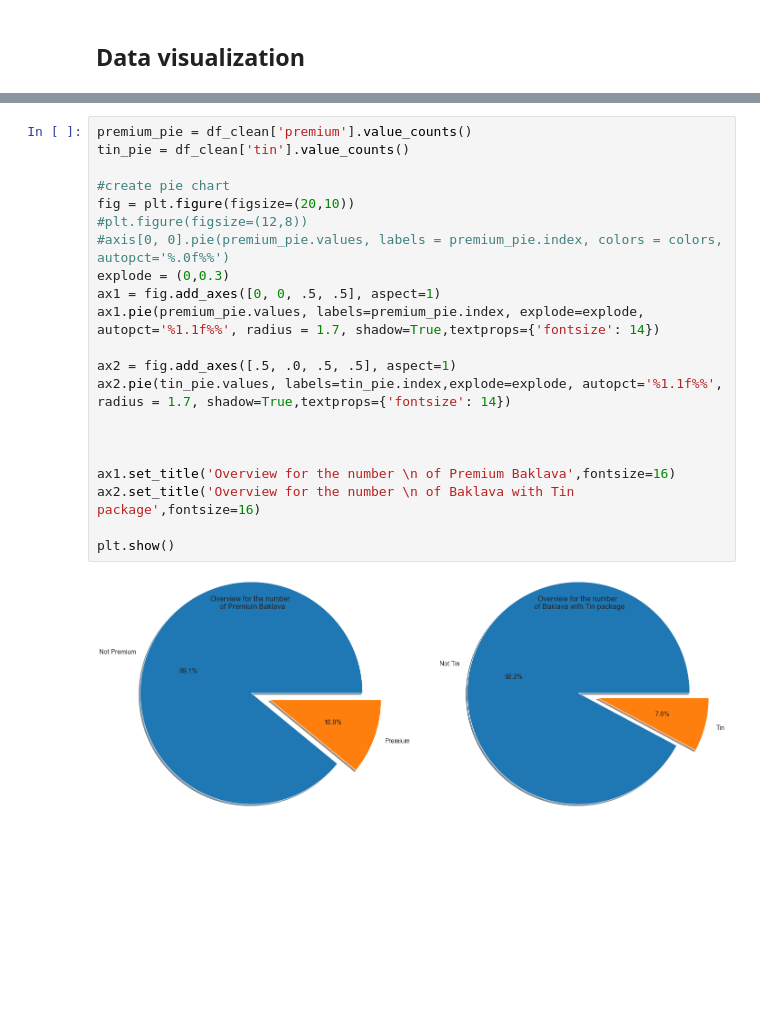
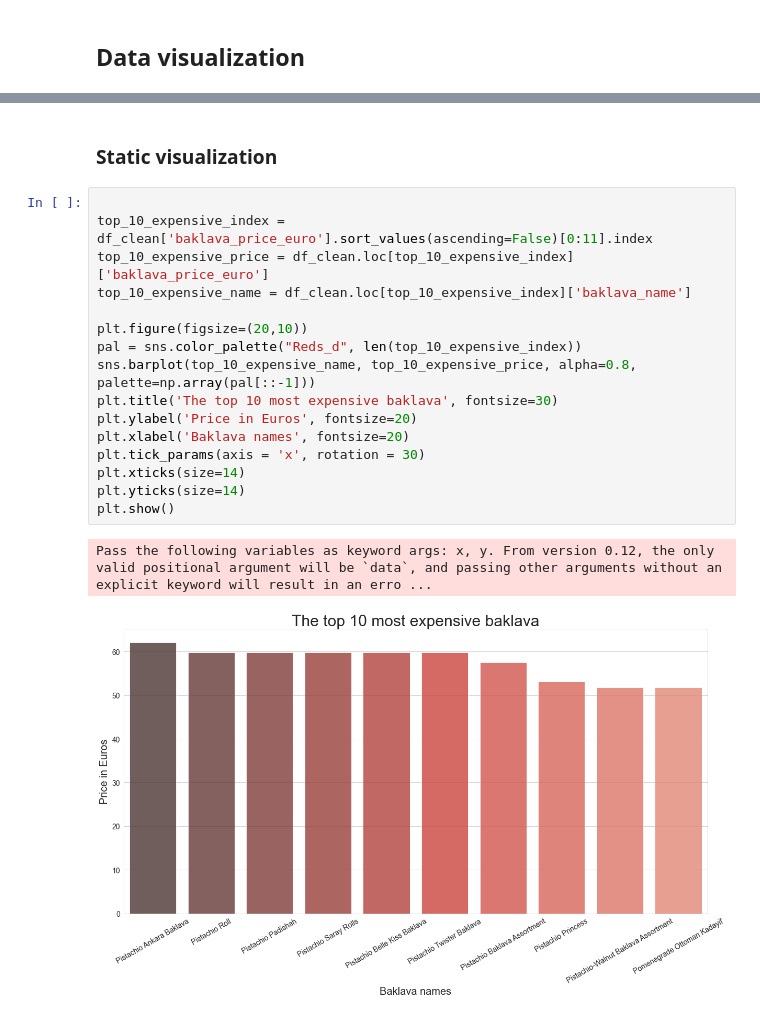
Before and after one commit to Oguzhanrose/webscrapingproject, a Jupyter notebook: data_wrangling.ipynb, the cells around one changed output, grey strips where cells are left out. Drawn from its saved outputs; the diff is of its cells as text; blank space fills up the shorter version.

```diff
--- a/data_wrangling.ipynb
+++ b/data_wrangling.ipynb
@@ -229,23 +185,21 @@ plt.show()
-# %%
-premium_pie = df_clean['premium'].value_counts()
-tin_pie = df_clean['tin'].value_counts()
-
-#create pie chart
-fig = plt.figure(figsize=(20,10))
-#plt.figure(figsize=(12,8))
-#axis[0, 0].pie(premium_pie.values, labels = premium_pie.index, colors = colors, autopct='%.0f%%')
-explode = (0,0.3)
-ax1 = fig.add_axes([0, 0, .5, .5], aspect=1)
-ax1.pie(premium_pie.values, labels=premium_pie.index, explode=explode, autopct='%1.1f%%', radius = 1.7, shadow=True,textprops={'fontsize': 14})
-
-ax2 = fig.add_axes([.5, .0, .5, .5], aspect=1)
-ax2.pie(tin_pie.values, labels=tin_pie.index,explode=explode, autopct='%1.1f%%', radius = 1.7, shadow=True,textprops={'fontsize': 14})
-
-
-
-ax1.set_title('Overview for the number \n of Premium Baklava',fontsize=16)
-ax2.set_title('Overview for the number \n of Baklava with Tin package',fontsize=16)
-
-plt.show()
-# %% [output]
-[figure, removed]
+# %% [markdown]
+### Static visualization
+# %%
+
+top_10_expensive_index = df_clean['baklava_price_euro'].sort_values(ascending=False)[0:11].index
+top_10_expensive_price = df_clean.loc[top_10_expensive_index]['baklava_price_euro']
+top_10_expensive_name = df_clean.loc[top_10_expensive_index]['baklava_name']
+
+plt.figure(figsize=(20,10))
+pal = sns.color_palette("Reds_d", len(top_10_expensive_index))
+sns.barplot(top_10_expensive_name, top_10_expensive_price, alpha=0.8, palette=np.array(pal[::-1]))
+plt.title('The top 10 most expensive baklava', fontsize=30)
+plt.ylabel('Price in Euros', fontsize=20)
+plt.xlabel('Baklava names', fontsize=20)
+plt.tick_params(axis = 'x', rotation = 30)
+plt.xticks(size=14)
+plt.yticks(size=14)
+plt.show()
+# %% [output]
+Pass the following variables as keyword args: x, y. From version 0.12, the only valid positional argument will be `data`, and passing other arguments without an explicit keyword will result in an erro ...
+[figure, added]
```
Also changed, not shown: parts of 15 cells of this notebook.
